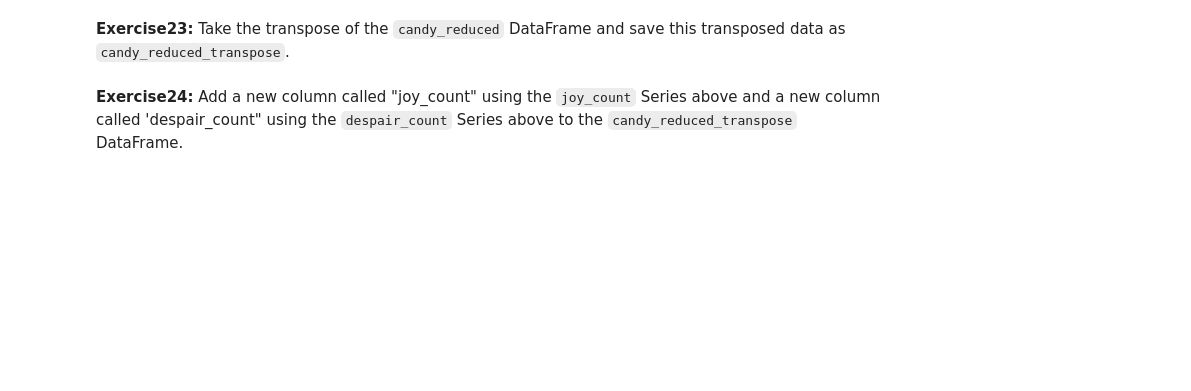
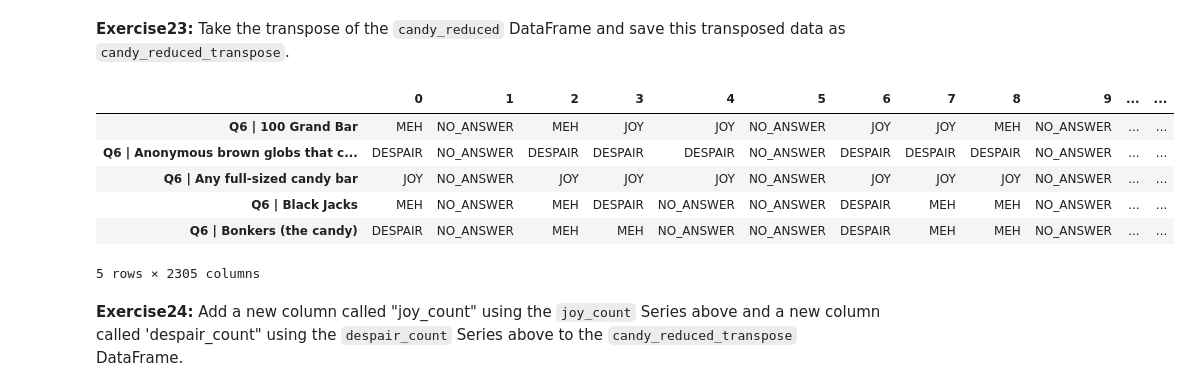
Before and after one commit to ben-sylve/mds-625, a Jupyter notebook: halloween_candy.ipynb, the cells around one changed output. Cells and saved outputs as stored; diff of their text form; code cells hidden in the pictures; blank space fills up the shorter version.

```diff
--- a/halloween_candy.ipynb
+++ b/halloween_candy.ipynb
@@ -590,0 +594,24 @@ candy.loc[~age_index, 'Q3: AGE'] = np.nan
+# %%
+# Convert to numeric, coercing any text values to NaN
+age_numeric = pd.to_numeric(candy['Q3: AGE'], errors='coerce')
+
+# Bin numeric values
+candy['Q3: AGE'] = pd.cut(
+    age_numeric,
+    bins=[0, 17, 25, 35, 45, 55, float('inf')],
+    labels=['17 and under', '18-25', '26-35', '36-45', '46-55', '56+']
+)
+
+# Fill NaN (missing + text values) with 'unknown'
+candy['Q3: AGE'] = candy['Q3: AGE'].cat.add_categories('unknown').fillna('unknown')
+
+# Reorder categories with 'unknown' first
+candy['Q3: AGE'] = pd.Categorical(
+    candy['Q3: AGE'],
+    categories=['unknown', '17 and under', '18-25', '26-35', '36-45', '46-55', '56+'],
+    ordered=False
+)
+
+# Verify
+print(candy['Q3: AGE'].cat.categories)
+print(candy['Q3: AGE'].value_counts())
@@ -619,0 +683,4 @@ You can also double check some of your work up to this point by making sure that
+# %%
+# Reset index for candy DataFrame
+candy = candy.reset_index(drop=True)
+candy.head()
@@ -629,0 +703,4 @@ First, let's narrow down our data to make working with it easier.
+# %%
+# Select columns Q6 | 100 Grand Bar to Q16 | York Peppermint Patties and save it as candy_reduced
+candy_reduced = candy.loc[:, 'Q6 | 100 Grand Bar':'Q6 | York Peppermint Patties']
+candy_reduced.head()
@@ -644,2 +757,13 @@ Next, we will create two Series, one with JOY counts and one with DESPAIR counts
+# %%
+candy_reduced_transpose = candy_reduced.T
+candy_reduced_transpose.head()
+# %% [output]
+|  | 0 | 1 | 2 | 3 | 4 | 5 | 6 | 7 | 8 | 9 | ... | ... |
+| Q6 | 100 Grand Bar | MEH | NO_ANSWER | MEH | JOY | JOY | NO_ANSWER | JOY | JOY | MEH | NO_ANSWER | ... | ... |
+| Q6 | Anonymous brown globs that c... | DESPAIR | NO_ANSWER | DESPAIR | DESPAIR | DESPAIR | NO_ANSWER | DESPAIR | DESPAIR | DESPAIR | NO_ANSWER | ... | ... |
+| Q6 | Any full-sized candy bar | JOY | NO_ANSWER | JOY | JOY | JOY | NO_ANSWER | JOY | JOY | JOY | NO_ANSWER | ... | ... |
+| Q6 | Black Jacks | MEH | NO_ANSWER | MEH | DESPAIR | NO_ANSWER | NO_ANSWER | DESPAIR | MEH | MEH | NO_ANSWER | ... | ... |
+| Q6 | Bonkers (the candy) | DESPAIR | NO_ANSWER | MEH | MEH | NO_ANSWER | NO_ANSWER | DESPAIR | MEH | MEH | NO_ANSWER | ... | ... |
+5 rows × 2305 columns
 # %% [markdown]
 **Exercise24:** Add a new column called "joy_count" using the `joy_count` Series above and a new column called 'despair_count" using the `despair_count` Series above to the `candy_reduced_transpose` DataFrame.
```
Also changed, not shown: parts of 27 cells of this notebook.
